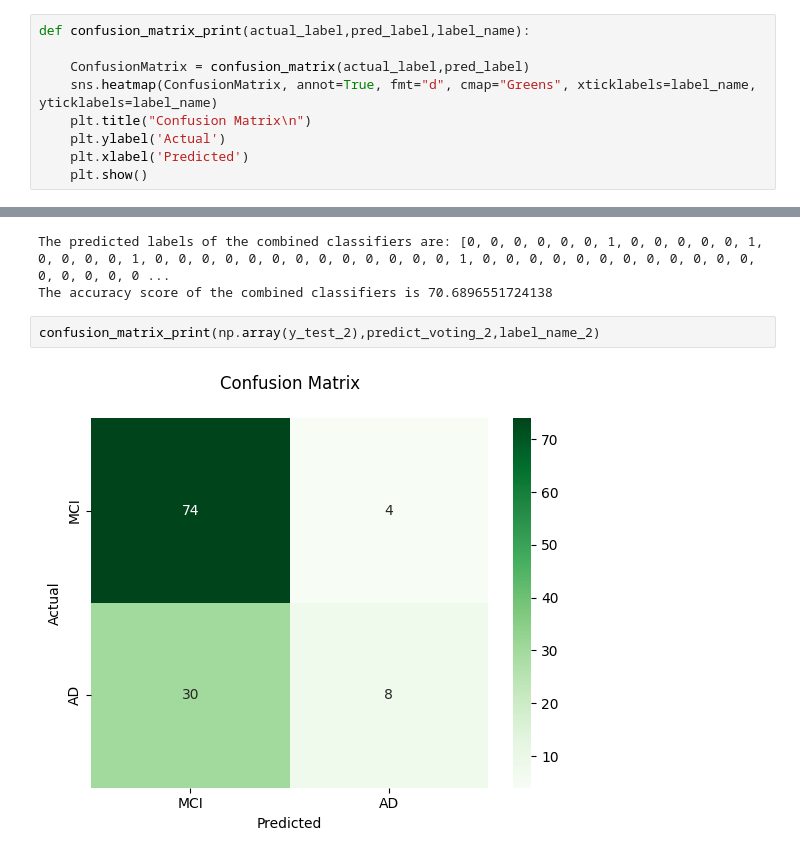
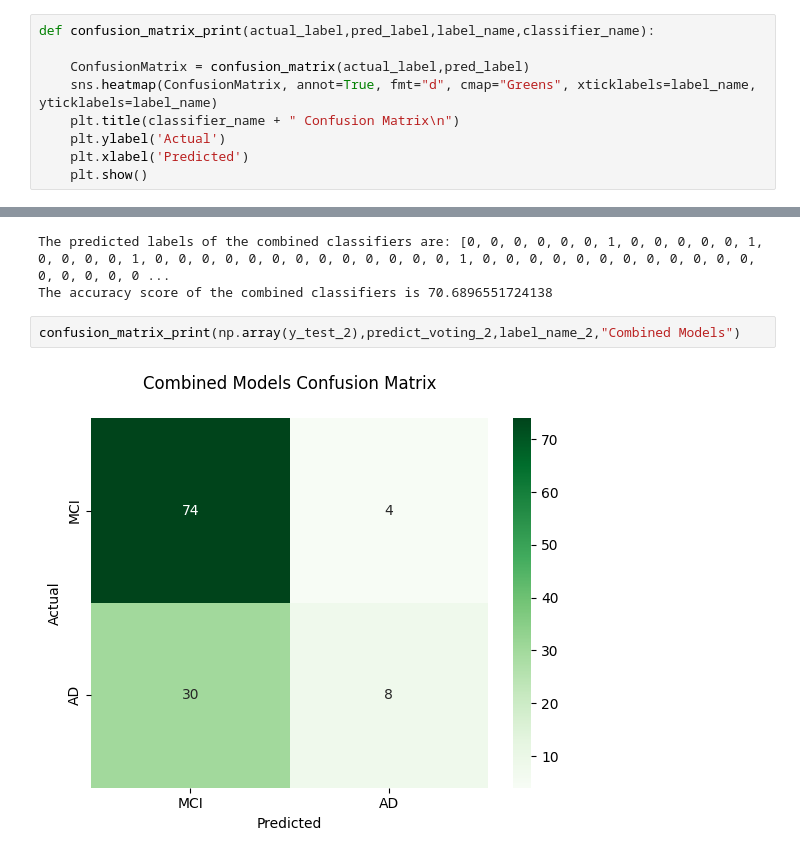
Before and after one commit to salma-ehab/Classification-Approach-of-AlZheimer-s-by-MRI-Imaging-Gene-Detection-Automatic-Speech-Recognition, a Jupyter notebook: Gene/Classification/adni-classification.ipynb, the cells around one changed output, grey strips where cells are left out. Drawn from its saved outputs; the diff is of its cells as text.

```diff
--- a/Gene/Classification/adni-classification.ipynb
+++ b/Gene/Classification/adni-classification.ipynb
@@ -170,11 +172,11 @@ def get_accuracy(y_test,diagnosis_pred):
     actual_label = np.array(y_test)
     print("The accuracy score is:",accuracy_score(actual_label, diagnosis_pred)*100)
 # %%
-def confusion_matrix_print(actual_label,pred_label,label_name):
+def confusion_matrix_print(actual_label,pred_label,label_name,classifier_name):
 
     ConfusionMatrix = confusion_matrix(actual_label,pred_label)
     sns.heatmap(ConfusionMatrix, annot=True, fmt="d", cmap="Greens", xticklabels=label_name, yticklabels=label_name)
-    plt.title("Confusion Matrix\n")
+    plt.title(classifier_name + " Confusion Matrix\n")
     plt.ylabel('Actual')
     plt.xlabel('Predicted')
     plt.show()
@@ -629,6 +687,6 @@ print("The accuracy score of the combined classifiers is",accuracy_score(np.arra
 The predicted labels of the combined classifiers are: [0, 0, 0, 0, 0, 0, 1, 0, 0, 0, 0, 0, 1, 0, 0, 0, 0, 1, 0, 0, 0, 0, 0, 0, 0, 0, 0, 0, 0, 0, 0, 1, 0, 0, 0, 0, 0, 0, 0, 0, 0, 0, 0, 0, 0, 0, 0, 0, 0 ...
 The accuracy score of the combined classifiers is 70.6896551724138
 # %%
-confusion_matrix_print(np.array(y_test_2),predict_voting_2,label_name_2)
+confusion_matrix_print(np.array(y_test_2),predict_voting_2,label_name_2,"Combined Models")
 # %% [output]
-[figure, old version]
+[figure, new version]
```
Also changed, not shown: parts of 16 cells of this notebook.
